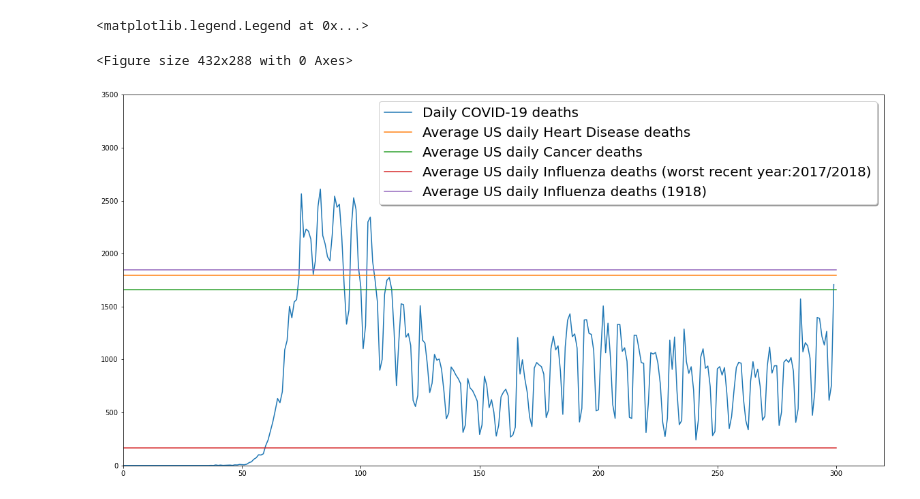
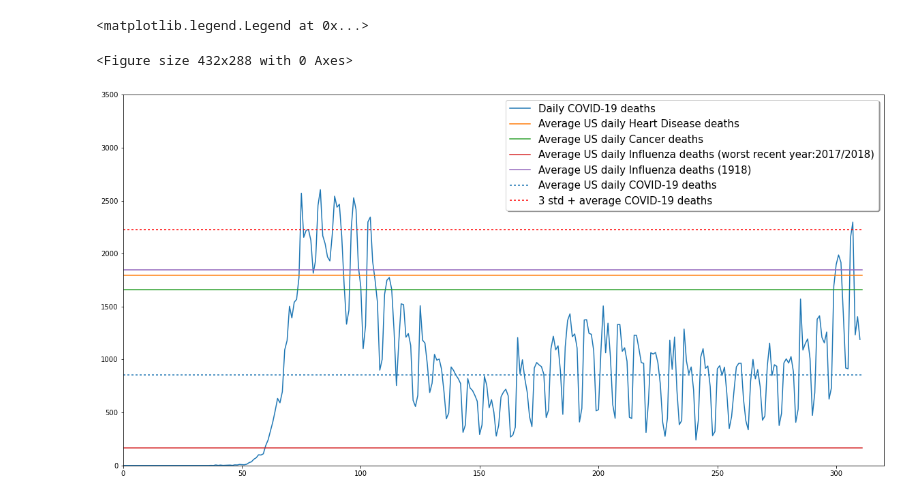
Before and after one commit to kootsoop/DSP.SE, a Jupyter notebook: Python/DeathRateComparisons.ipynb, the cells around one changed output. Cells and saved outputs as stored; diff of their text form; code cells hidden in the pictures.

Commit message:
Updated DeathRate script to show seasonal variation. Added CSV / XLSX file with source data for Flu and Pneumonia info.

```diff
--- a/Python/DeathRateComparisons.ipynb
+++ b/Python/DeathRateComparisons.ipynb
@@ -1,17 +1,6 @@
 # %%
-from numpy import log10, asarray, polyfit, ceil, arange, diff
-import csv
+from numpy import diff, std
 import matplotlib.pyplot as plt
-from numpy import log10, asarray, polyfit, ceil, arange
-import csv
-import matplotlib.pyplot as plt
-from datetime import datetime, timedelta
-import json
-import os.path
-from os import path
-import matplotlib.dates as mdates
-from matplotlib.ticker import (MultipleLocator, FormatStrFormatter,
-                               AutoMinorLocator)
 
 def read_covid_data(data_type):
     if (data_type in ['confirmed', 'deaths', 'recovered']):
@@ -34,32 +23,37 @@ def read_covid_data(data_type):
 (first_row3, deaths) = read_covid_data('deaths')
 
 death_data = [(float(data)) for data in deaths[4:(len(first_row))]]
 recovered_data = [(float(data)) for data in recovered[4:(len(first_row))]]
 confirmed_data = [(float(data)) for data in confirmed[4:(len(first_row))]]
 first_row_shifted = [ data for data in first_row[4:(len(first_row))]]
 
 #plt.figure(0)
 #plt.figure(figsize=(20,20))
 #plt.plot(first_row_shifted, death_data)
 
 
 plt.figure(1)
 plt.figure(figsize=(20,10))
 plt.plot(diff(death_data), label='Daily COVID-19 deaths')
 # https://www.cdc.gov/heartdisease/facts.htm
 plt.plot([0, len(diff(death_data))],[655000.0/365.0,655000.0/365.0], label='Average US daily Heart Disease deaths')
 # https://cancerstatisticscenter.cancer.org/#!/
 plt.plot([0, len(diff(death_data))],[606520.0/365.0,606520.0/365.0], label='Average US daily Cancer deaths')
 # https://www.cdc.gov/flu/about/burden/past-seasons.html
 plt.plot([0, len(diff(death_data))],[61000/365.0,61000/365.0], label='Average US daily Influenza deaths (worst recent year:2017/2018)')
 # https://www.cdc.gov/flu/pandemic-resources/1918-commemoration/1918-pandemic-history.htm#:~:text=The%20number%20of%20deaths%20was,and%2065%20years%20and%20older.
 plt.plot([0, len(diff(death_data))],[675000/365.0,675000/365.0], label='Average US daily Influenza deaths (1918)')
+covid_average = death_data[len(death_data)-1]/len(death_data)
+plt.plot([0, len(diff(death_data))],[covid_average,covid_average], color='#1f77b4', dashes=[2,2], label='Average US daily COVID-19 deaths')
+covid_std_upper = covid_average + 3*std(diff(death_data[len(death_data)-20:len(death_data)]))
+plt.plot([0, len(diff(death_data))],[covid_std_upper,covid_std_upper], color='#ff0000', dashes=[2,2], label='3 std + average COVID-19 deaths')
+
 plt.ylim(0,3500)
 plt.xlim(0,320)
 
 ax = plt.gca()
-ax.legend(loc='upper right', shadow=True, fontsize=20)
+ax.legend(loc='upper right', shadow=True, fontsize=15)
 # %% [output]
 <matplotlib.legend.Legend at 0x...>
 <Figure size 432x288 with 0 Axes>
-[figure, old version]
+[figure, new version]
```
Also changed, not shown: parts of 2 cells of this notebook, 4 other files.
